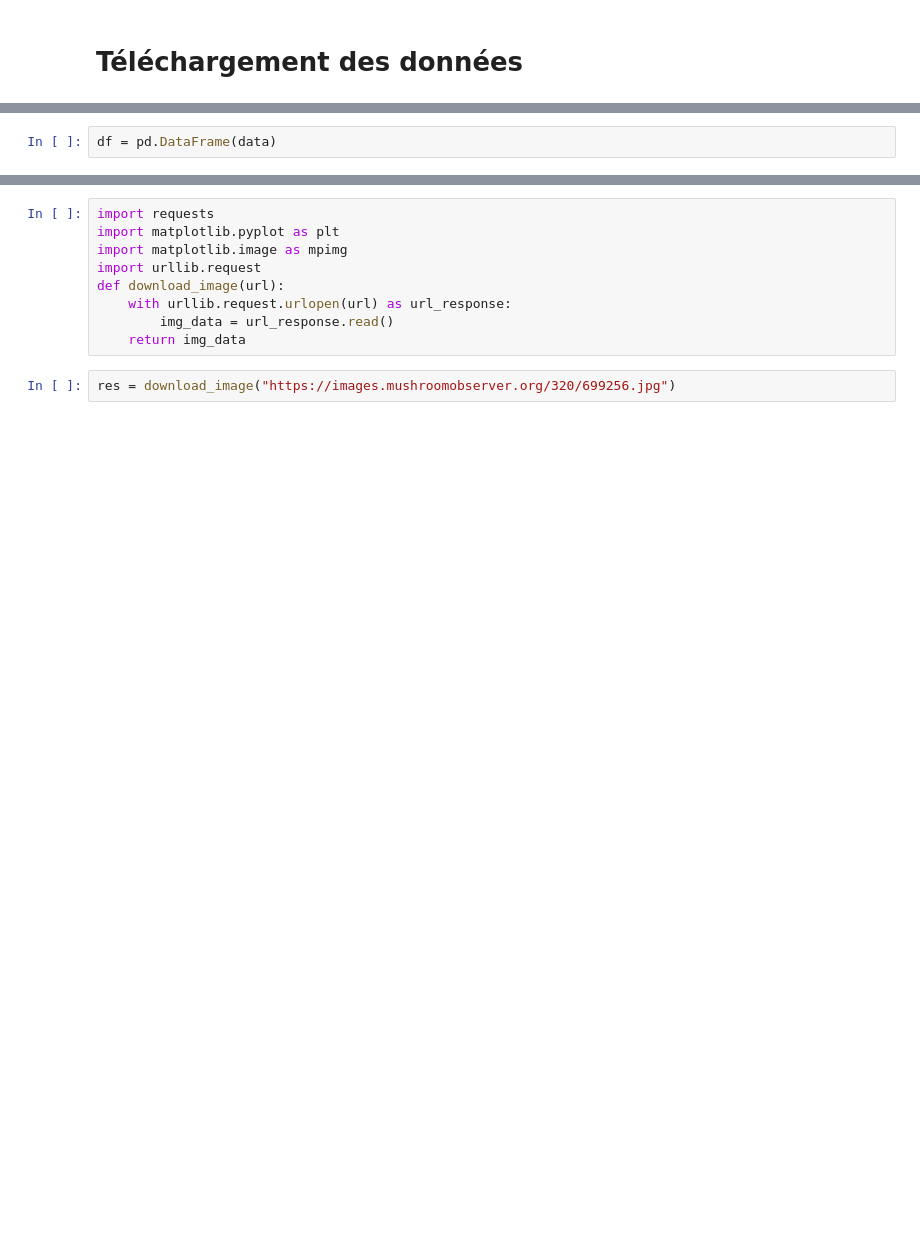
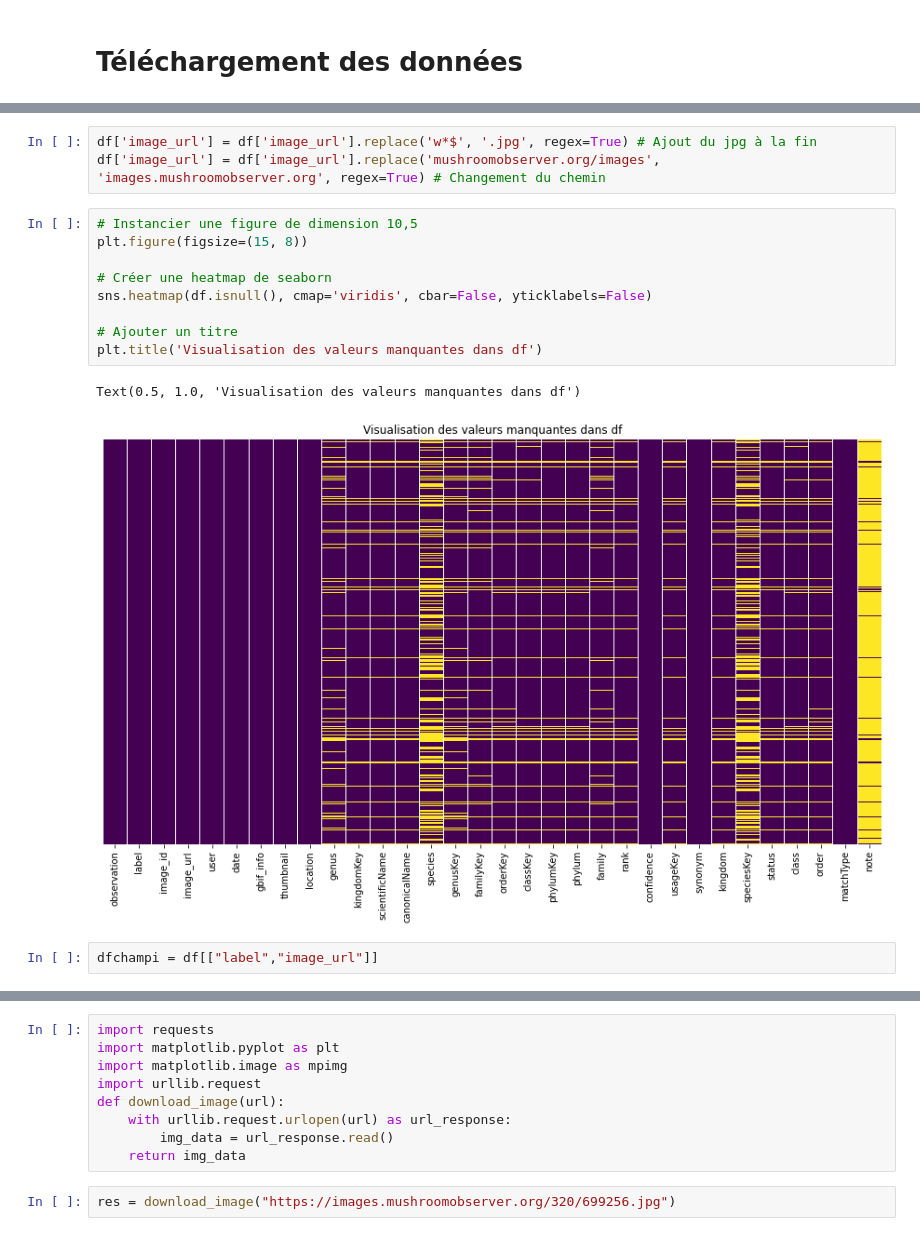
Before and after one commit to PaulDelamarre/TP_CHAMPI, a Jupyter notebook: CHAMPI.ipynb, the cells around one changed output, grey strips where cells are left out. Drawn from its saved outputs; the diff is of its cells as text; blank space fills up the shorter version.

```diff
--- a/CHAMPI.ipynb
+++ b/CHAMPI.ipynb
@@ -33,2 +71,0 @@ with open('/Users/pauldelamarre/Desktop/TP_PYTHON/TP_CHAMPI/json_files/observati
-# %%
-df = pd.DataFrame(data)
@@ -43,0 +91,17 @@ df.head(5)
+# %%
+df['image_url'] = df['image_url'].replace('w*$', '.jpg', regex=True) # Ajout du jpg à la fin
+df['image_url'] = df['image_url'].replace('mushroomobserver.org/images', 'images.mushroomobserver.org', regex=True) # Changement du chemin
+# %%
+# Instancier une figure de dimension 10,5
+plt.figure(figsize=(15, 8))
+
+# Créer une heatmap de seaborn
+sns.heatmap(df.isnull(), cmap='viridis', cbar=False, yticklabels=False)
+
+# Ajouter un titre
+plt.title('Visualisation des valeurs manquantes dans df')
+# %% [output]
+Text(0.5, 1.0, 'Visualisation des valeurs manquantes dans df')
+[figure, added]
+# %%
+dfchampi = df[["label","image_url"]]
```
Also changed, not shown: parts of 24 cells of this notebook.
